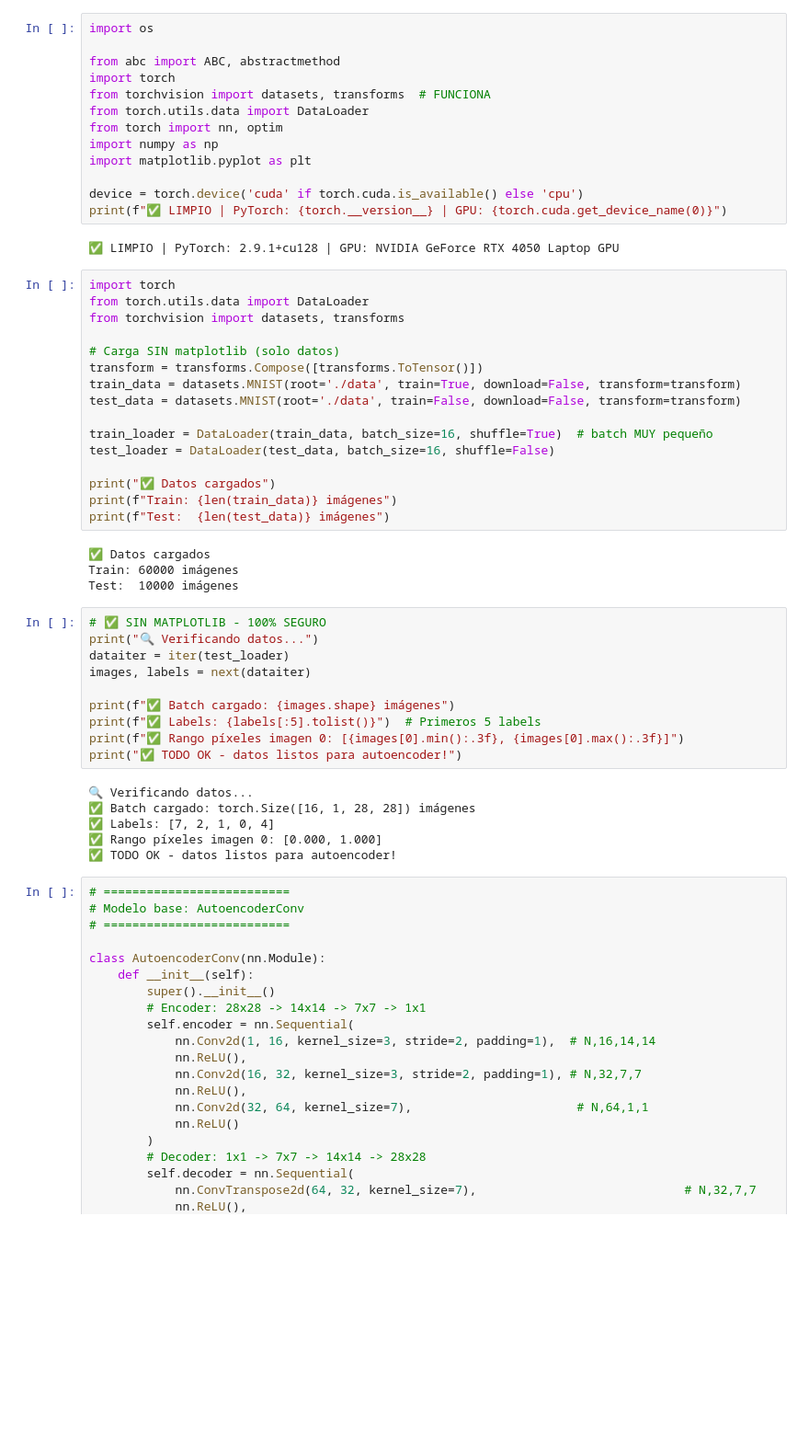
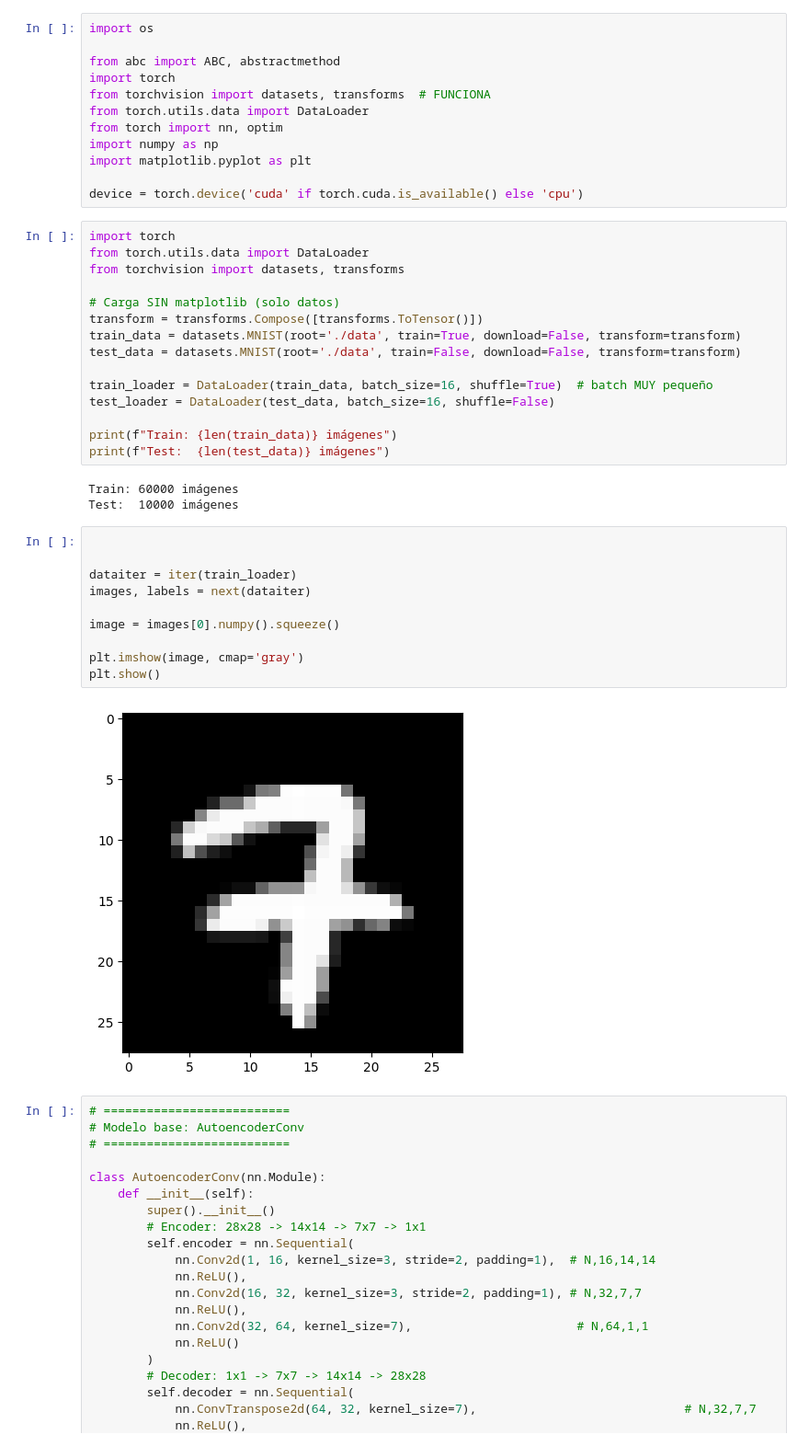
Before and after one commit to Javi05x/Autoencoders, a Jupyter notebook: Practica2.ipynb, the cells around one changed output. Shown at 92% size. Saved outputs shown, nothing was run; the diff lists cells and outputs as text; blank space fills up the shorter version.

```diff
--- a/Practica2.ipynb
+++ b/Practica2.ipynb
@@ -10,9 +10,6 @@ import numpy as np
 import matplotlib.pyplot as plt
 
 device = torch.device('cuda' if torch.cuda.is_available() else 'cpu')
-print(f"✅ LIMPIO | PyTorch: {torch.__version__} | GPU: {torch.cuda.get_device_name(0)}")
-# %% [output]
-✅ LIMPIO | PyTorch: 2.9.1+cu128 | GPU: NVIDIA GeForce RTX 4050 Laptop GPU
 # %%
 import torch
 from torch.utils.data import DataLoader
@@ -26,29 +23,23 @@ test_data = datasets.MNIST(root='./data', train=False, download=False, transform
 train_loader = DataLoader(train_data, batch_size=16, shuffle=True)  # batch MUY pequeño
 test_loader = DataLoader(test_data, batch_size=16, shuffle=False)
 
-print("✅ Datos cargados")
 print(f"Train: {len(train_data)} imágenes")
 print(f"Test:  {len(test_data)} imágenes")
 # %% [output]
-✅ Datos cargados
 Train: 60000 imágenes
 Test:  10000 imágenes
-# %%
-# ✅ SIN MATPLOTLIB - 100% SEGURO
-print("🔍 Verificando datos...")
-dataiter = iter(test_loader)
-images, labels = next(dataiter)
-
-print(f"✅ Batch cargado: {images.shape} imágenes")
-print(f"✅ Labels: {labels[:5].tolist()}")  # Primeros 5 labels
-print(f"✅ Rango píxeles imagen 0: [{images[0].min():.3f}, {images[0].max():.3f}]")
-print("✅ TODO OK - datos listos para autoencoder!")
-# %% [output]
-🔍 Verificando datos...
-✅ Batch cargado: torch.Size([16, 1, 28, 28]) imágenes
-✅ Labels: [7, 2, 1, 0, 4]
-✅ Rango píxeles imagen 0: [0.000, 1.000]
-✅ TODO OK - datos listos para autoencoder!
+# %%
+
+
+dataiter = iter(train_loader)
+images, labels = next(dataiter)
+
+image = images[0].numpy().squeeze()
+
+plt.imshow(image, cmap='gray')
+plt.show()
+# %% [output]
+[figure, added]
 # %%
 # ==========================
 # Modelo base: AutoencoderConv
```
Also changed, not shown: 8 other files.
